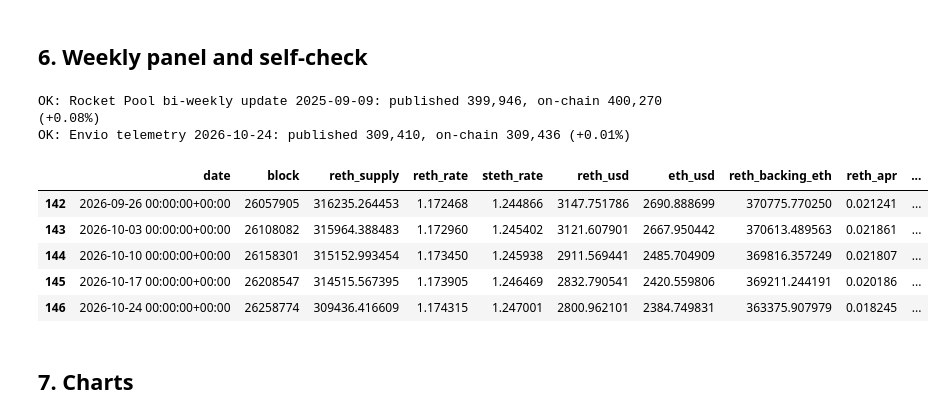
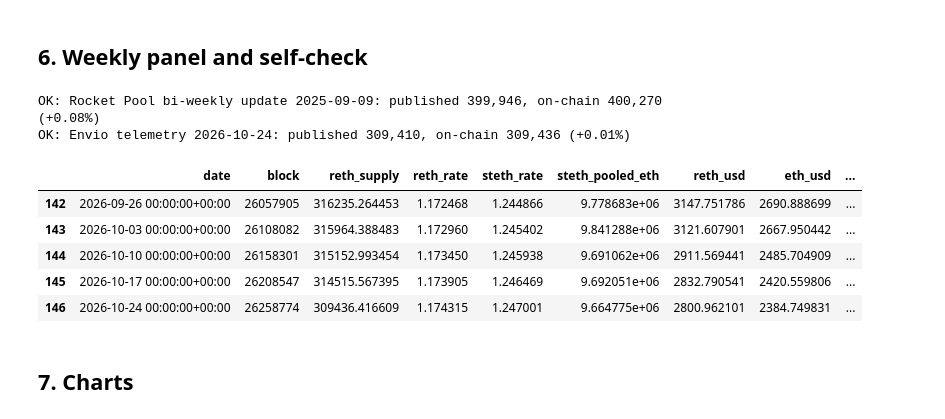
Before and after one commit to NishikawaButterfly/reth-competitiveness-study, a Jupyter notebook: results/reth_study_v2_executed.ipynb, the cells around one changed output. Drawn from its saved outputs; the diff is of its cells as text; code cells hidden in the pictures.

```diff
--- a/results/reth_study_v2_executed.ipynb
+++ b/results/reth_study_v2_executed.ipynb
@@ -155,6 +157,8 @@ RETH_ABI = [
 STETH_ABI = [
     {"inputs": [{"name": "_sharesAmount", "type": "uint256"}], "name": "getPooledEthByShares",
      "outputs": [{"name": "", "type": "uint256"}], "stateMutability": "view", "type": "function"},
+    {"inputs": [], "name": "getTotalPooledEther", "outputs": [{"name": "", "type": "uint256"}],
+     "stateMutability": "view", "type": "function"},
 ]
 
 
@@ -193,7 +197,20 @@ def read_state(w3, block):
                 "reth_supply": reth.functions.totalSupply().call(block_identifier=block) / 1e18,
                 "reth_rate": reth.functions.getExchangeRate().call(block_identifier=block) / 1e18,
                 "steth_rate": steth.functions.getPooledEthByShares(10**18).call(block_identifier=block) / 1e18,
+                "steth_pooled_eth": steth.functions.getTotalPooledEther().call(block_identifier=block) / 1e18,
             }
+        except Exception:
+            if attempt == 3:
+                raise
+            time.sleep(2 * (attempt + 1))
+
+
+def read_steth_pooled(w3, block):
+    # Used to backfill weeks cached before this column existed
+    steth = w3.eth.contract(address=Web3.to_checksum_address(STETH), abi=STETH_ABI)
+    for attempt in range(4):
+        try:
+            return steth.functions.getTotalPooledEther().call(block_identifier=block) / 1e18
         except Exception:
             if attempt == 3:
                 raise
@@ -246,6 +263,17 @@ blocks["block"] = blocks["block"].astype(int)
 save_csv(blocks, "blocks.csv")
 
 onchain = load_csv("onchain.csv")
+if onchain is not None and "steth_pooled_eth" not in onchain.columns:
+    onchain["steth_pooled_eth"] = np.nan
+if onchain is not None and onchain["steth_pooled_eth"].isna().any():
+    todo = onchain.index[onchain["steth_pooled_eth"].isna()]
+    print(f"Backfilling stETH pooled ETH for {len(todo)} cached weeks...")
+    for n, i in enumerate(todo, 1):
+        onchain.loc[i, "steth_pooled_eth"] = read_steth_pooled(w3, int(onchain.loc[i, "block"]))
+        if n % 20 == 0:
+            save_csv(onchain, "onchain.csv")
+        time.sleep(0.2)
+    save_csv(onchain, "onchain.csv")
 done = set() if onchain is None else set(onchain["date"])
 rows = []
 for _, row in blocks.iterrows():
@@ -305,40 +327,43 @@ def build_panel(onchain, prices):
     df["net_flow_pct"] = df["reth_supply"].diff() / df["reth_supply"].shift(1) * 100
     df["market_ratio"] = df["reth_usd"] / df["eth_usd"]
     df["premium_pct"] = (df["market_ratio"] / df["reth_rate"] - 1) * 100
+    # stETH net flow: change in pooled ETH minus the part that is rewards
+    df["steth_flow_pct"] = (df["steth_pooled_eth"] / df["steth_pooled_eth"].shift(1)
+                            - df["steth_rate"] / df["steth_rate"].shift(1)) * 100
     return df
 
 
 def self_check(w3):
     ok = True
     for c in CHECKS:
         d = pd.Timestamp(c["date"], tz="UTC")
         unix_ts = min(to_unix(d), int(time.time()) - 600)
         try:
             b = block_at_llama(unix_ts)
         except Exception:
             b = block_at_rpc(w3, unix_ts)
         got = read_state(w3, b)["reth_supply"]
         err = got / c["reth_supply"] - 1
         flag = "OK" if abs(err) <= CHECK_TOLERANCE else "MISMATCH"
         ok = ok and flag == "OK"
         print(f"{flag}: {c['label']} {c['date']}: published {c['reth_supply']:,.0f}, on-chain {got:,.0f} ({err:+.2%})")
     if not ok:
         raise RuntimeError("Self-check failed: stop and review before using the data.")
 
 
 panel = build_panel(onchain, prices)
 save_csv(panel, "weekly_panel.csv")
 self_check(w3)
 panel.tail()
 # %% [output]
 OK: Rocket Pool bi-weekly update 2025-09-09: published 399,946, on-chain 400,270 (+0.08%)
 OK: Envio telemetry 2026-10-24: published 309,410, on-chain 309,436 (+0.01%)
-|  | date | block | reth_supply | reth_rate | steth_rate | reth_usd | eth_usd | reth_backing_eth | reth_apr | ... |
-| 142 | 2026-09-26 00:00:00+00:00 | 26057905 | 316235.264453 | 1.172468 | 1.244866 | 3147.751786 | 2690.888699 | 370775.770250 | 0.021241 | ... |
-| 143 | 2026-10-03 00:00:00+00:00 | 26108082 | 315964.388483 | 1.172960 | 1.245402 | 3121.607901 | 2667.950442 | 370613.489563 | 0.021861 | ... |
-| 144 | 2026-10-10 00:00:00+00:00 | 26158301 | 315152.993454 | 1.173450 | 1.245938 | 2911.569441 | 2485.704909 | 369816.357249 | 0.021807 | ... |
-| 145 | 2026-10-17 00:00:00+00:00 | 26208547 | 314515.567395 | 1.173905 | 1.246469 | 2832.790541 | 2420.559806 | 369211.244191 | 0.020186 | ... |
-| 146 | 2026-10-24 00:00:00+00:00 | 26258774 | 309436.416609 | 1.174315 | 1.247001 | 2800.962101 | 2384.749831 | 363375.907979 | 0.018245 | ... |
+|  | date | block | reth_supply | reth_rate | steth_rate | steth_pooled_eth | reth_usd | eth_usd | ... |
+| 142 | 2026-09-26 00:00:00+00:00 | 26057905 | 316235.264453 | 1.172468 | 1.244866 | 9.778683e+06 | 3147.751786 | 2690.888699 | ... |
+| 143 | 2026-10-03 00:00:00+00:00 | 26108082 | 315964.388483 | 1.172960 | 1.245402 | 9.841288e+06 | 3121.607901 | 2667.950442 | ... |
+| 144 | 2026-10-10 00:00:00+00:00 | 26158301 | 315152.993454 | 1.173450 | 1.245938 | 9.691062e+06 | 2911.569441 | 2485.704909 | ... |
+| 145 | 2026-10-17 00:00:00+00:00 | 26208547 | 314515.567395 | 1.173905 | 1.246469 | 9.692051e+06 | 2832.790541 | 2420.559806 | ... |
+| 146 | 2026-10-24 00:00:00+00:00 | 26258774 | 309436.416609 | 1.174315 | 1.247001 | 9.664775e+06 | 2800.962101 | 2384.749831 | ... |
 # %% [markdown]
 ## 7. Charts
 # %%
```
Also changed, not shown: parts of 6 cells of this notebook, 5 other files.
